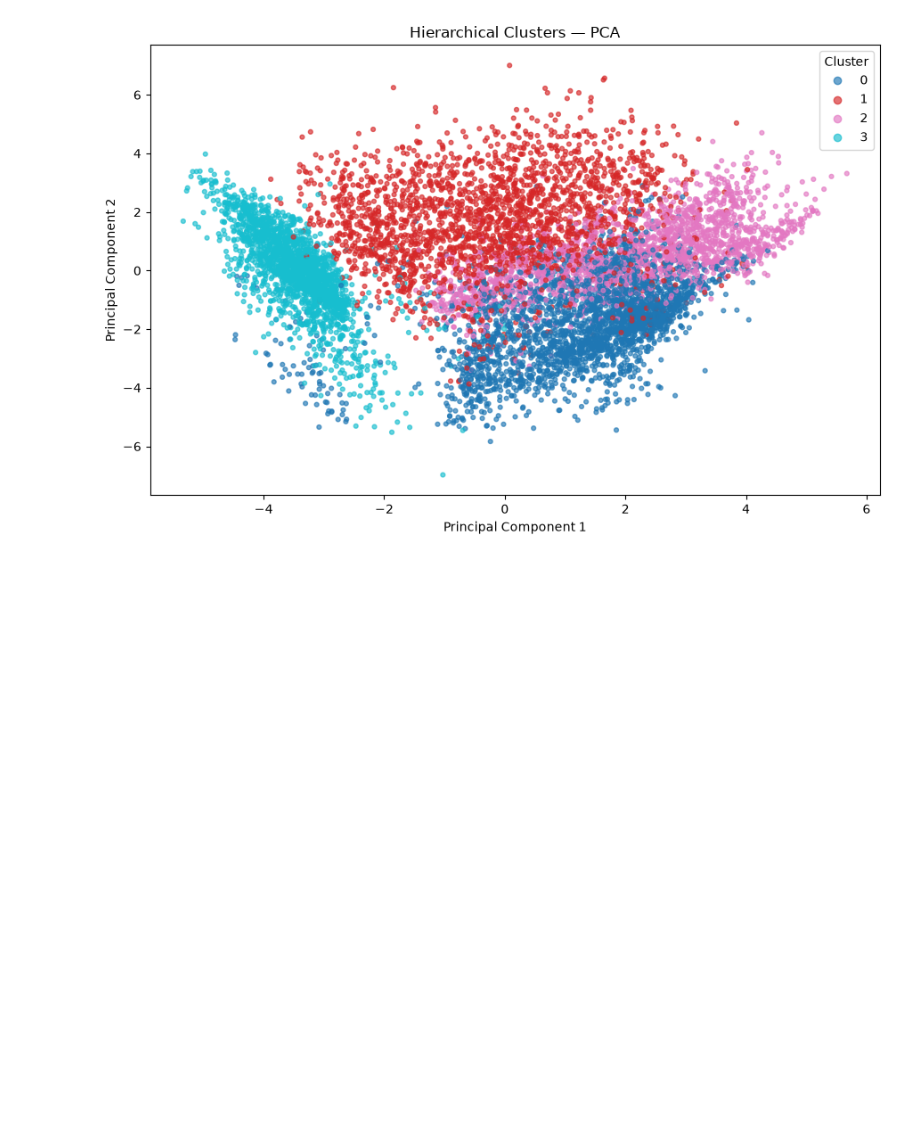
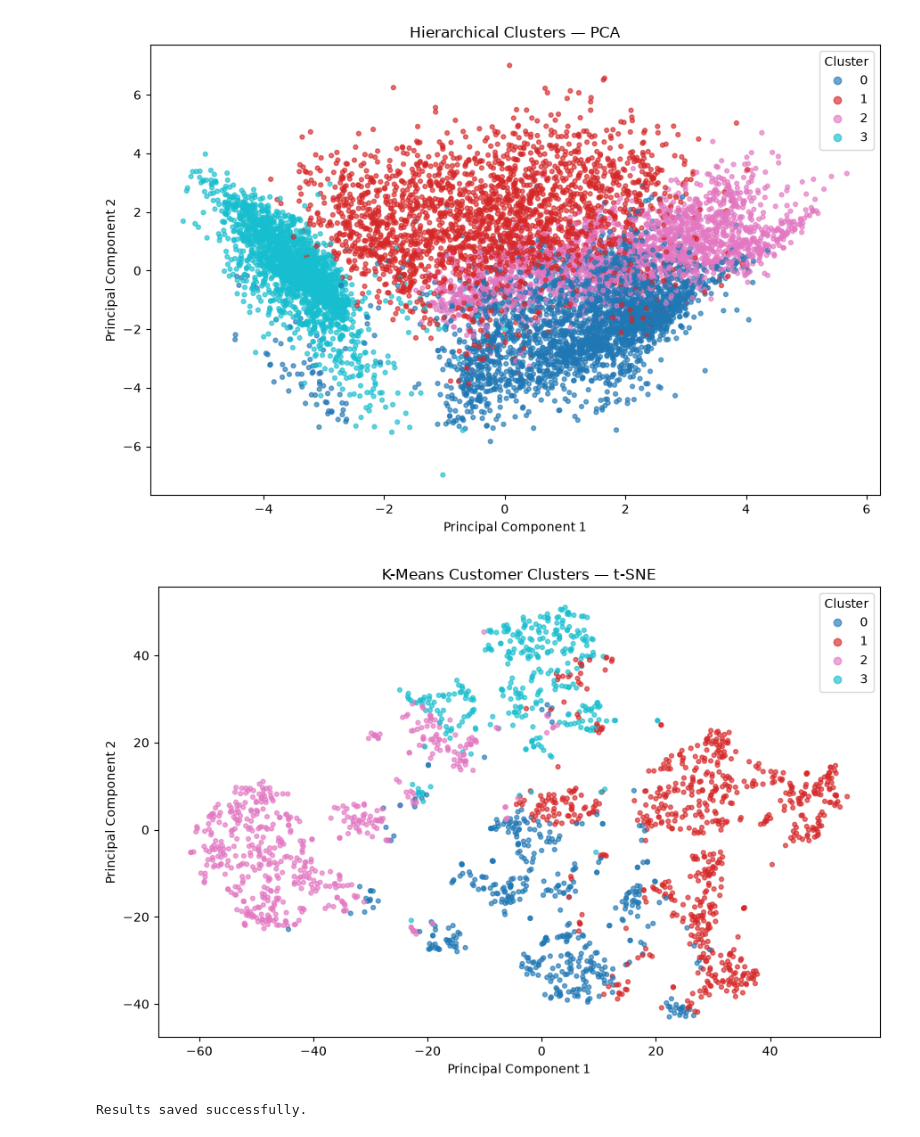
Before and after one commit to VedantVemula/Machine_Learning_capstone_obesityDataset, a Jupyter notebook: clustering.ipynb, the cells around one changed output. Saved outputs shown, nothing was run; the diff lists cells and outputs as text; code cells hidden in the pictures; blank space fills up the shorter version.

Commit message:
Add files via upload
Added t-SNE visualization and saved outputs

```diff
--- a/clustering.ipynb
+++ b/clustering.ipynb
@@ -413,3 +413,58 @@ plot_clusters_2d(
 # %% [output]
 [figure]
 [figure]
+# %%
+tsne_sample_size = min(2000, len(X_scaled))
+
+tsne_indices = rng.choice(
+    len(X_scaled),
+    size=tsne_sample_size,
+    replace=False
+)
+
+X_tsne_input = X_scaled.iloc[tsne_indices]
+tsne_labels = kmeans_labels[tsne_indices]
+
+tsne = TSNE(
+    n_components=2,
+    perplexity=min(30, tsne_sample_size - 1),
+    random_state=RANDOM_STATE,
+    init="pca",
+    learning_rate="auto"
+)
+
+X_tsne = tsne.fit_transform(X_tsne_input)
+
+plot_clusters_2d(
+    X_tsne,
+    tsne_labels,
+    "K-Means Customer Clusters — t-SNE"
+)
+# %% [output]
+[figure, added]
+# %%
+from pathlib import Path
+
+output_dir = Path("outputs")
+output_dir.mkdir(exist_ok=True)
+
+results.to_csv(output_dir / "clustering_metrics.csv", index=False)
+
+cluster_assignments = pd.DataFrame({
+    "CUST_ID": (
+        df["CUST_ID"].values
+        if "CUST_ID" in df.columns
+        else df.index
+    ),
+    "KMeans_Cluster": kmeans_labels,
+    "Hierarchical_Cluster": hierarchical_labels
+})
+
+cluster_assignments.to_csv(
+    output_dir / "cluster_assignments.csv",
+    index=False
+)
+
+print("Results saved successfully.")
+# %% [output]
+Results saved successfully.
```
